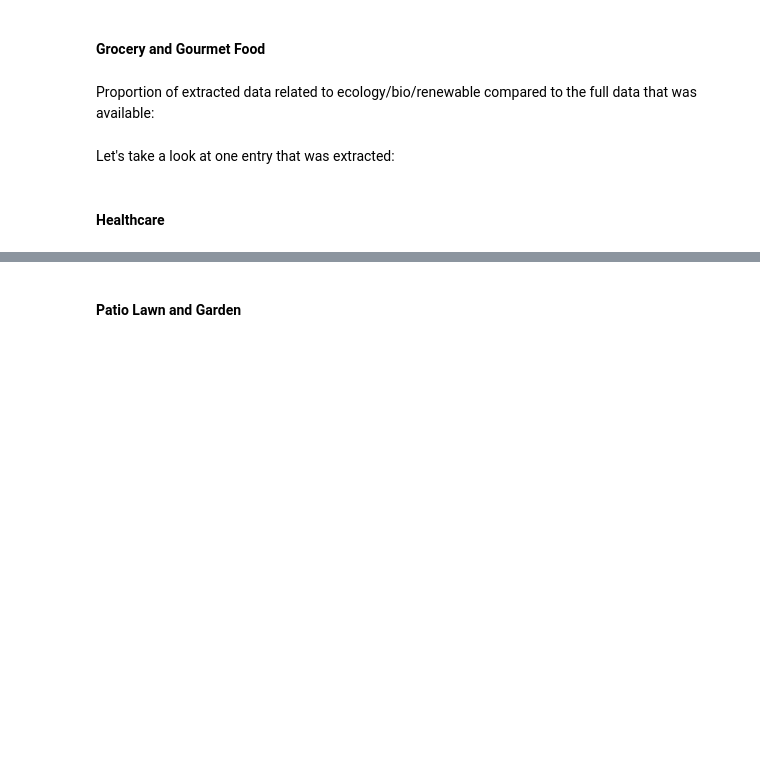
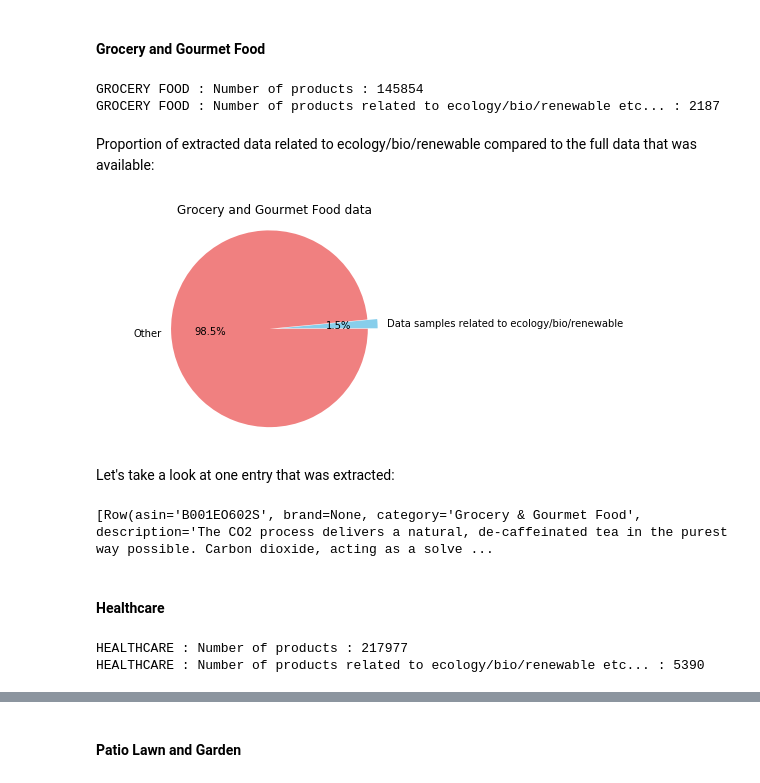
Before and after one commit to MaxencePPierre/ada-project, a Jupyter notebook: project_general.ipynb, the cells around one changed output, grey strips where cells are left out. Drawn from its saved outputs; the diff is of its cells as text; code cells hidden in the pictures; blank space fills up the shorter version.

```diff
--- a/project_general.ipynb
+++ b/project_general.ipynb
@@ -137,6 +137,11 @@ Therefore, all you need to do now is execute all the scripts to automatically ge
 **Books**
 # %%
 %run -i "data_collection_books"
+# %%
+keywords = [" global warming", " solar energy", " recycling ", " pollution ", "solar power", " endangered species", "air pollution", \
+" water pollution", " wind energy", " climate change", " wind power", " recycle ", " deforestation", " greenhouse effect", "environment", \
+" sustainability ", " natural resources", "alternative energy", " climate ", "global warming", "renewable energy", " ecology", "composting", \
+" carbon footprint", " bio ", " biosphere ", " renewable "]
 # %% [markdown]
 <br>
 
@@ -220,16 +225,23 @@ books_filter_products_bio = books_datacleaned.rdd.filter(lambda r: (r[5] != None
 # %%
 print("GROCERY FOOD : Number of products : " + str(grocery_food_datacleaned.rdd.count()) )
 print("GROCERY FOOD : Number of products related to ecology/bio/renewable etc... : " + str(grocery_filter_products_bio.count()) )
+# %% [output]
+GROCERY FOOD : Number of products : 145854
+GROCERY FOOD : Number of products related to ecology/bio/renewable etc... : 2187
 # %% [markdown]
 Proportion of extracted data related to ecology/bio/renewable compared to the full data that was available:
 # %%
 labels = 'Data samples related to ecology/bio/renewable', 'Other'; colors_graph = ['skyblue', 'lightcoral']
-plt.pie([grocery_food_filter_products_bio.count(), grocery_food_datacleaned.rdd.count()-grocery_food_filter_products_bio.count()], autopct='%1.1f%%', explode=(0.1, 0), labels=labels, colors=colors_graph)
+plt.pie([grocery_filter_products_bio.count(), grocery_food_datacleaned.rdd.count()-grocery_filter_products_bio.count()], autopct='%1.1f%%', explode=(0.1, 0), labels=labels, colors=colors_graph)
 plt.title('Grocery and Gourmet Food data'); plt.axis('equal'); plt.show()
+# %% [output]
+[figure, added]
 # %% [markdown]
 Let's take a look at one entry that was extracted:
 # %%
-grocery_food_filter_products_bio.take(1)
+grocery_filter_products_bio.take(1)
+# %% [output]
+[Row(asin='B001EO602S', brand=None, category='Grocery & Gourmet Food', description='The CO2 process delivers a natural, de-caffeinated tea in the purest way possible. Carbon dioxide, acting as a solve ...
 # %% [markdown]
 <br>
 
@@ -237,6 +249,9 @@ grocery_food_filter_products_bio.take(1)
 # %%
 print("HEALTHCARE : Number of products : " + str(healthcare_datacleaned.rdd.count()) )
 print("HEALTHCARE : Number of products related to ecology/bio/renewable etc... : " + str(healthcare_filter_products_bio.count()) )
+# %% [output]
+HEALTHCARE : Number of products : 217977
+HEALTHCARE : Number of products related to ecology/bio/renewable etc... : 5390
 # %%
 labels = 'Data samples related to ecology/bio/renewable', 'Other'; colors_graph = ['skyblue', 'lightcoral']
 plt.pie([healthcare_filter_products_bio.count(), healthcare_datacleaned.rdd.count()-healthcare_filter_products_bio.count()], autopct='%1.1f%%', explode=(0.1, 0), labels=labels, colors=colors_graph)
```
Also changed, not shown: parts of 15 cells of this notebook.
